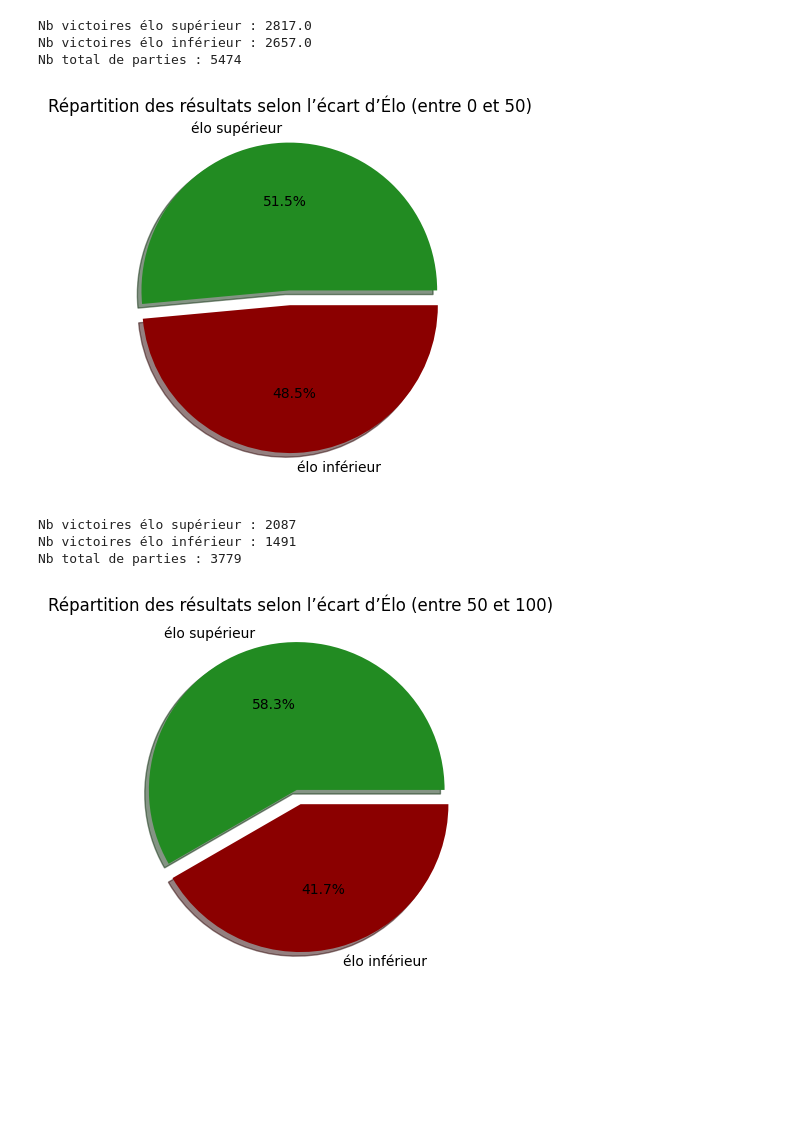
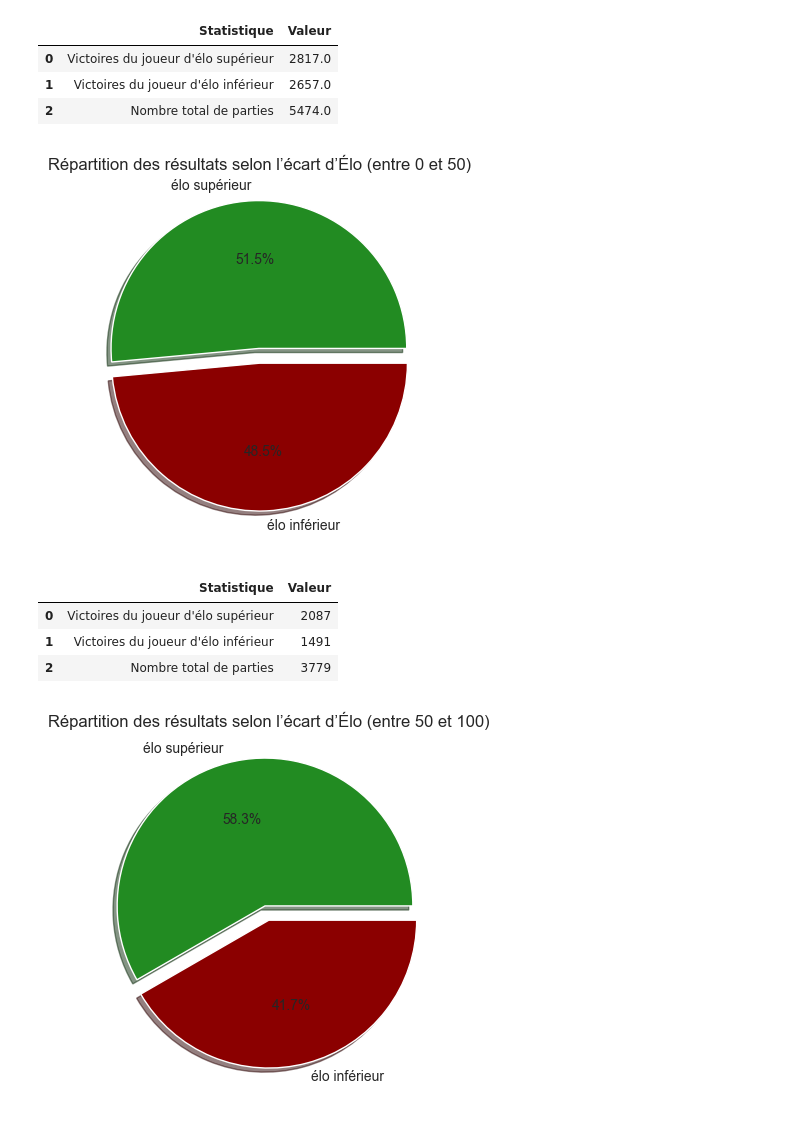
Before and after one commit to IdrissG94/Lichess-Dataset-Exploration, a Jupyter notebook: data_exploration.ipynb, the cells around one changed output. Cells and saved outputs as stored; diff of their text form; code cells hidden in the pictures; blank space fills up the shorter version.

```diff
--- a/data_exploration.ipynb
+++ b/data_exploration.ipynb
@@ -79,24 +189,41 @@ games['diff_elo'] = games['white_rating'] - games['black_rating']
 # %%
 #écart d'élo 1
 
 filt = games[((np.abs(games["diff_elo"])).between(0,50))]
-nb_total50 = filt.shape[0]
-elo_sup50 = filt[(filt['winner']=='white')&(filt['diff_elo']>0)].shape[0] + filt[(filt['winner']=='black')&(filt['diff_elo']<0)].shape[0]
-elo_inf50 = filt[(filt['winner']=='black')&(filt['diff_elo']>0)].shape[0] + filt[(filt['winner']=='white')&(filt['diff_elo']<0)].shape[0]
-draw50 = nb_total50 - elo_sup50 - elo_inf50
-elo_sup50 += draw50/2
-elo_inf50 += draw50/2
+nb_total = filt.shape[0]
+elo_sup = filt[(filt['winner']=='white')&(filt['diff_elo']>0)].shape[0] + filt[(filt['winner']=='black')&(filt['diff_elo']<0)].shape[0]
+elo_inf = filt[(filt['winner']=='black')&(filt['diff_elo']>0)].shape[0] + filt[(filt['winner']=='white')&(filt['diff_elo']<0)].shape[0]
+draw = nb_total - elo_sup - elo_inf
+elo_sup += draw/2
+elo_inf += draw/2
 
 labels3 = 'élo supérieur','élo inférieur'
 fig, ax = plt.subplots()
-ax.pie([elo_sup50,elo_inf50], labels=labels3, autopct='%1.1f%%',shadow=True,explode=(0.1,0),colors=['forestgreen','darkred'])
+ax.pie([elo_sup,elo_inf], labels=labels3, autopct='%1.1f%%',shadow=True,explode=(0.1,0),colors=['forestgreen','darkred'])
 plt.title("Répartition des résultats selon l’écart d’Élo (entre 0 et 50)");
-print("Nb victoires élo supérieur :",elo_sup50,"\nNb victoires élo inférieur :",elo_inf50,"\nNb total de parties :",nb_total50)
+
+# DataFrame de synthèse
+
+summary_data = {
+    "Statistique": [
+        "Victoires du joueur d'élo supérieur",
+        "Victoires du joueur d'élo inférieur",
+        "Nombre total de parties"
+    ],
+    "Valeur": [
+        elo_sup,
+        elo_inf,
+        nb_total
+    ]
+}
+summary_df = pd.DataFrame(summary_data)
+display(summary_df)
 # %% [output]
-Nb victoires élo supérieur : 2817.0
-Nb victoires élo inférieur : 2657.0
-Nb total de parties : 5474
+|  | Statistique | Valeur |
+| 0 | Victoires du joueur d'élo supérieur | 2817.0 |
+| 1 | Victoires du joueur d'élo inférieur | 2657.0 |
+| 2 | Nombre total de parties | 5474.0 |
-[figure, old version]
+[figure, new version]
 # %%
 #écart d'élo 2
 
@@ -108,12 +235,29 @@ elo_inf = filt[(filt['winner']=='black')&(filt['diff_elo']>0)].shape[0] + filt[(
 fig, ax = plt.subplots()
 ax.pie([elo_sup,elo_inf], labels=labels3, autopct='%1.1f%%',shadow=True,explode=(0.1,0),colors=['forestgreen','darkred'])
 plt.title("Répartition des résultats selon l’écart d’Élo (entre 50 et 100)");
-print("Nb victoires élo supérieur :",elo_sup,"\nNb victoires élo inférieur :",elo_inf,"\nNb total de parties :",nb_total)
+
+# DataFrame de synthèse
+
+summary_data = {
+    "Statistique": [
+        "Victoires du joueur d'élo supérieur",
+        "Victoires du joueur d'élo inférieur",
+        "Nombre total de parties"
+    ],
+    "Valeur": [
+        elo_sup,
+        elo_inf,
+        nb_total
+    ]
+}
+summary_df = pd.DataFrame(summary_data)
+display(summary_df)
 # %% [output]
-Nb victoires élo supérieur : 2087
-Nb victoires élo inférieur : 1491
-Nb total de parties : 3779
+|  | Statistique | Valeur |
+| 0 | Victoires du joueur d'élo supérieur | 2087 |
+| 1 | Victoires du joueur d'élo inférieur | 1491 |
+| 2 | Nombre total de parties | 3779 |
-[figure, old version]
+[figure, new version]
 # %%
 #écart d'élo 3
 
```
Also changed, not shown: parts of 9 cells of this notebook.
